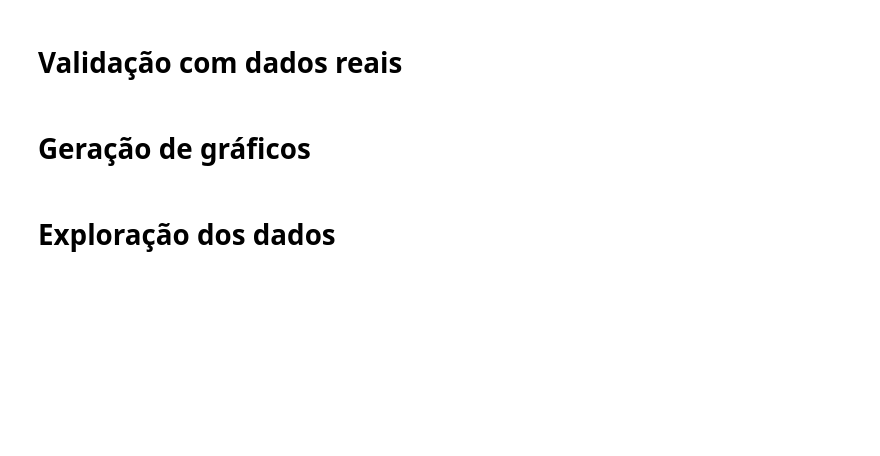
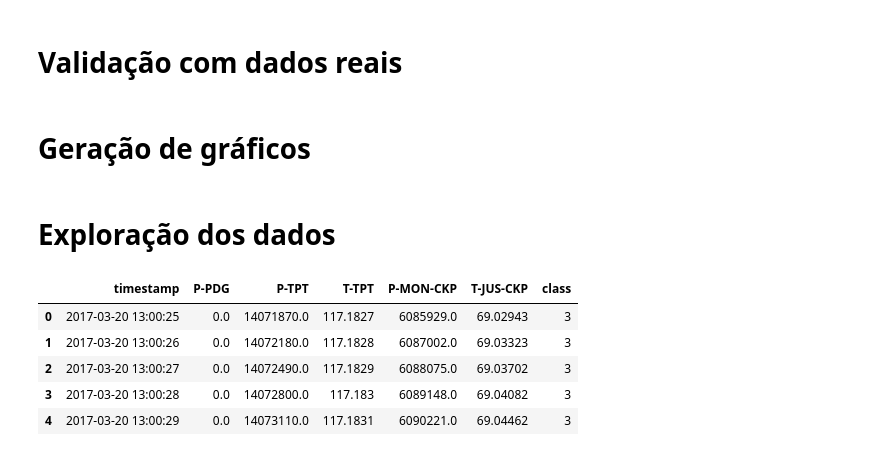
Before and after one commit to kaikecc/Reinforcement-Learning, a Jupyter notebook: src/notebook/rl_classification.ipynb, the cells around one changed output. Cells and saved outputs as stored; diff of their text form; code cells hidden in the pictures; blank space fills up the shorter version.

```diff
--- a/src/notebook/rl_classification.ipynb
+++ b/src/notebook/rl_classification.ipynb
@@ -477,4 +467,15 @@ instances = LoadInstances(path_dataset)
 
 
 dataset, _ = instances.load_instance_with_numpy(events_names, type_instance=type_instance)
+# %%
+# Assuming 'dataset' is your numpy array
+df = pd.DataFrame(dataset, columns=['timestamp', 'P-PDG', 'P-TPT', 'T-TPT', 'P-MON-CKP', 'T-JUS-CKP', 'class'])
+df.head()
+# %% [output]
+|  | timestamp | P-PDG | P-TPT | T-TPT | P-MON-CKP | T-JUS-CKP | class |
+| 0 | 2017-03-20 13:00:25 | 0.0 | 14071870.0 | 117.1827 | 6085929.0 | 69.02943 | 3 |
+| 1 | 2017-03-20 13:00:26 | 0.0 | 14072180.0 | 117.1828 | 6087002.0 | 69.03323 | 3 |
+| 2 | 2017-03-20 13:00:27 | 0.0 | 14072490.0 | 117.1829 | 6088075.0 | 69.03702 | 3 |
+| 3 | 2017-03-20 13:00:28 | 0.0 | 14072800.0 | 117.183 | 6089148.0 | 69.04082 | 3 |
+| 4 | 2017-03-20 13:00:29 | 0.0 | 14073110.0 | 117.1831 | 6090221.0 | 69.04462 | 3 |
 # %%
```
Also changed, not shown: parts of 5 cells of this notebook, 42 other files.
